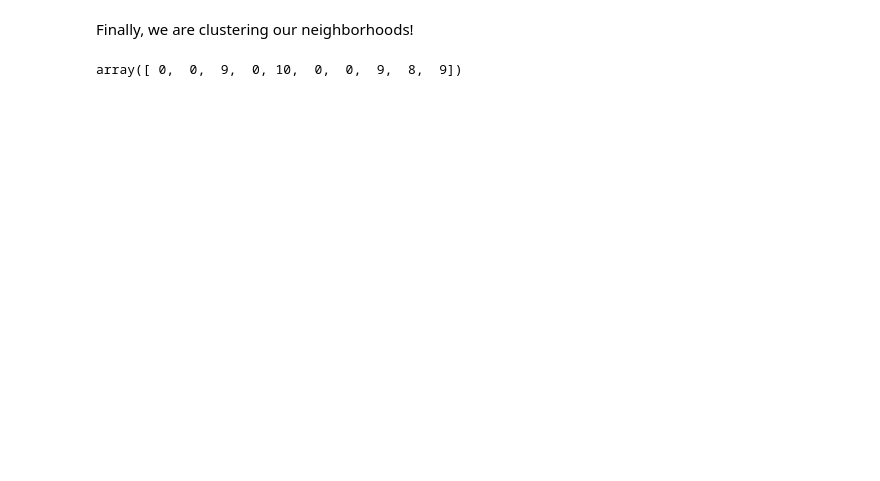
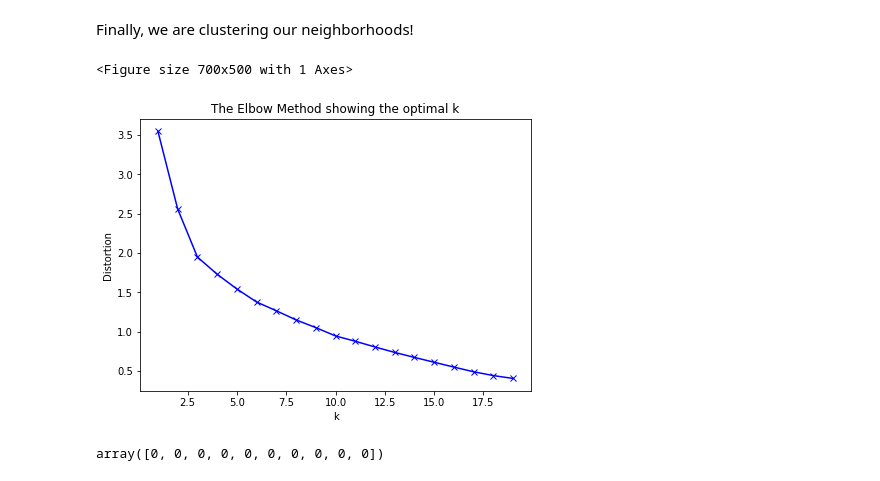
Before and after one commit to lucaspcarlini/Capstone-Repository, a Jupyter notebook: Toronto_Analysis.ipynb, the cells around one changed output. Cells and saved outputs as stored; diff of their text form; code cells hidden in the pictures; blank space fills up the shorter version.

Commit message:
This is my toronto analysis notebook

```diff
--- a/Toronto_Analysis.ipynb
+++ b/Toronto_Analysis.ipynb
@@ -386,9 +386,29 @@ neighborhoods_venues_sorted.head(10)
 | 9 | Dufferin, Dovercourt Village | Pharmacy | Supermarket | Bakery | Park | ... |
 # %% [markdown]
 Finally, we are clustering our neighborhoods!
+# %%
+distortions = []
+
+K = range(1,20)
+for k in K:
+    kmeanModel = KMeans(n_clusters=k, random_state=0, n_init = 50, max_iter = 500)
+    kmeanModel.fit(toronto_grouped_clustering)
+    distortions.append(kmeanModel.inertia_)
+# %% [output]
+<Figure size 700x500 with 1 Axes>
+# %%
+import matplotlib.pyplot as plt
+plt.figure(figsize=(7,5))
+plt.plot(K, distortions, 'bx-')
+plt.xlabel('k')
+plt.ylabel('Distortion')
+plt.title('The Elbow Method showing the optimal k')
+plt.show()
+# %% [output]
+[figure, added]
 # %%
 # set number of clusters
-kclusters = 15
+kclusters = 3
 
 toronto_grouped_clustering = toronto_grouped.drop('Neighborhood', 1)
 
@@ -398,7 +418,7 @@ kmeans = KMeans(n_clusters=kclusters, random_state=0).fit(toronto_grouped_cluste
 # check cluster labels generated for each row in the dataframe
 kmeans.labels_[0:10]
 # %% [output]
-array([ 0,  0,  9,  0, 10,  0,  0,  9,  8,  9])
+array([0, 0, 0, 0, 0, 0, 0, 0, 0, 0])
 # %%
 # add clustering labels
 neighborhoods_venues_sorted.insert(0, 'Cluster Labels', kmeans.labels_)
```
Also changed, not shown: parts of 1 cell of this notebook.
